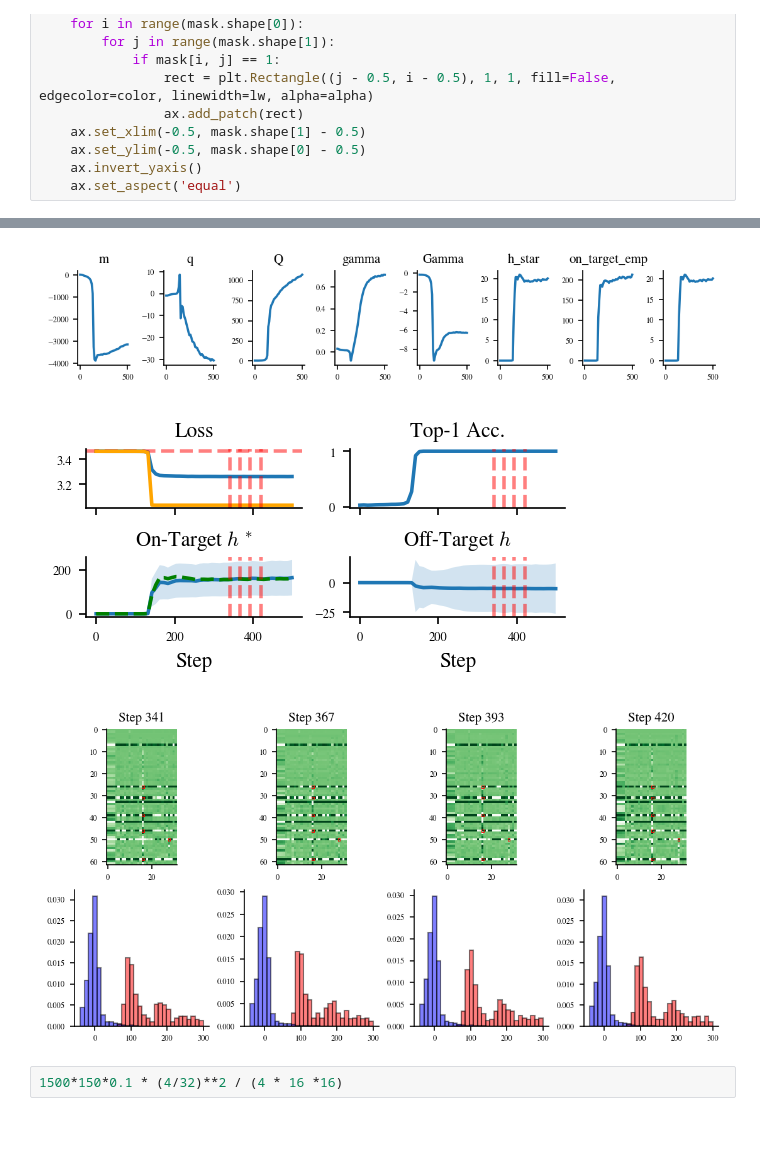
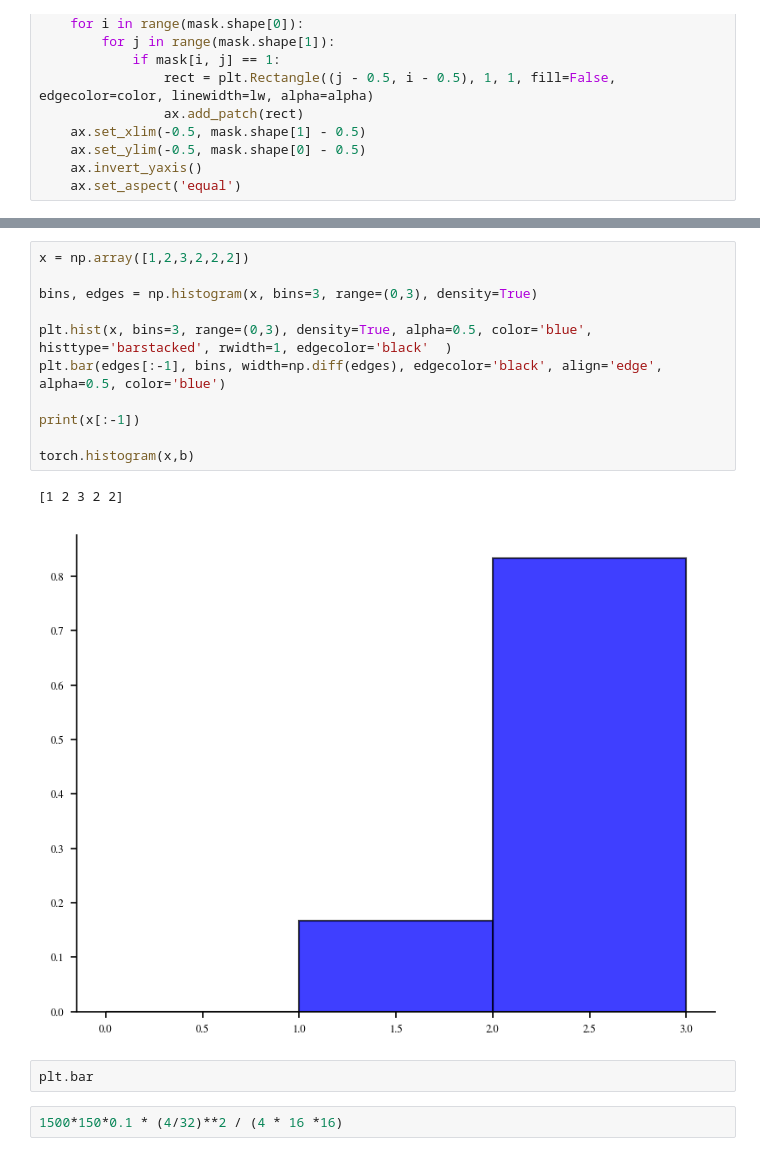
Before and after one commit to CristopherErazo/InContextLearning, a Jupyter notebook: notebooks/26-07-13-on_off-logits.ipynb, the cells around one changed output, grey strips where cells are left out. Saved outputs shown, nothing was run; the diff lists cells and outputs as text; blank space fills up the shorter version.

```diff
--- a/notebooks/26-07-13-on_off-logits.ipynb
+++ b/notebooks/26-07-13-on_off-logits.ipynb
@@ -266,8 +278,19 @@ for i, logits in enumerate(logits_to_plot):
 # %%
+x = np.array([1,2,3,2,2,2])
+
+bins, edges = np.histogram(x, bins=3, range=(0,3), density=True)
+
+plt.hist(x, bins=3, range=(0,3), density=True, alpha=0.5, color='blue', histtype='barstacked', rwidth=1, edgecolor='black'  )
+plt.bar(edges[:-1], bins, width=np.diff(edges), edgecolor='black', align='edge', alpha=0.5, color='blue')
+
+print(x[:-1])
+
+torch.histogram(x,b)
 # %% [output]
+[1 2 3 2 2]
-[figure, old version]
+[figure, new version]
-[figure, removed]
-[figure, removed]
+# %%
+plt.bar
 # %%
 1500*150*0.1 * (4/32)**2 / (4 * 16 *16)
 # %% [output]
```
Also changed, not shown: parts of 16 cells of this notebook, 4 other files.
